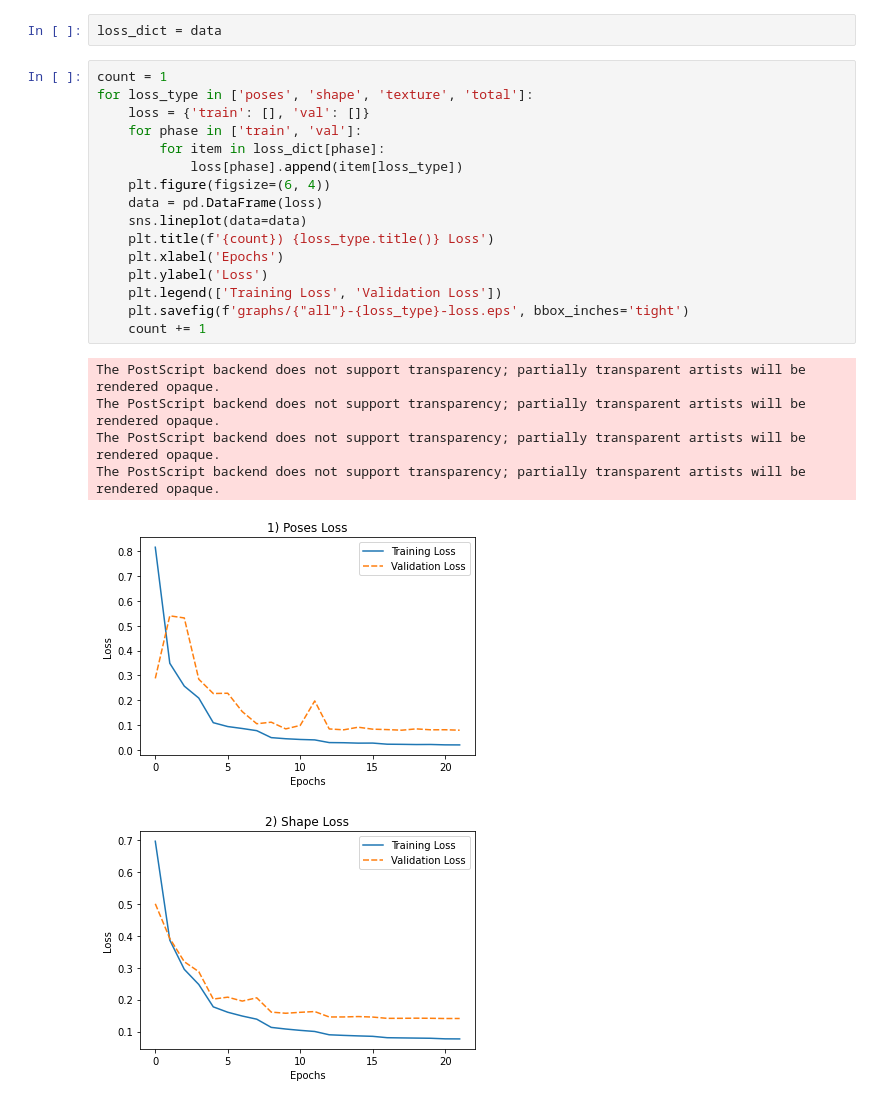
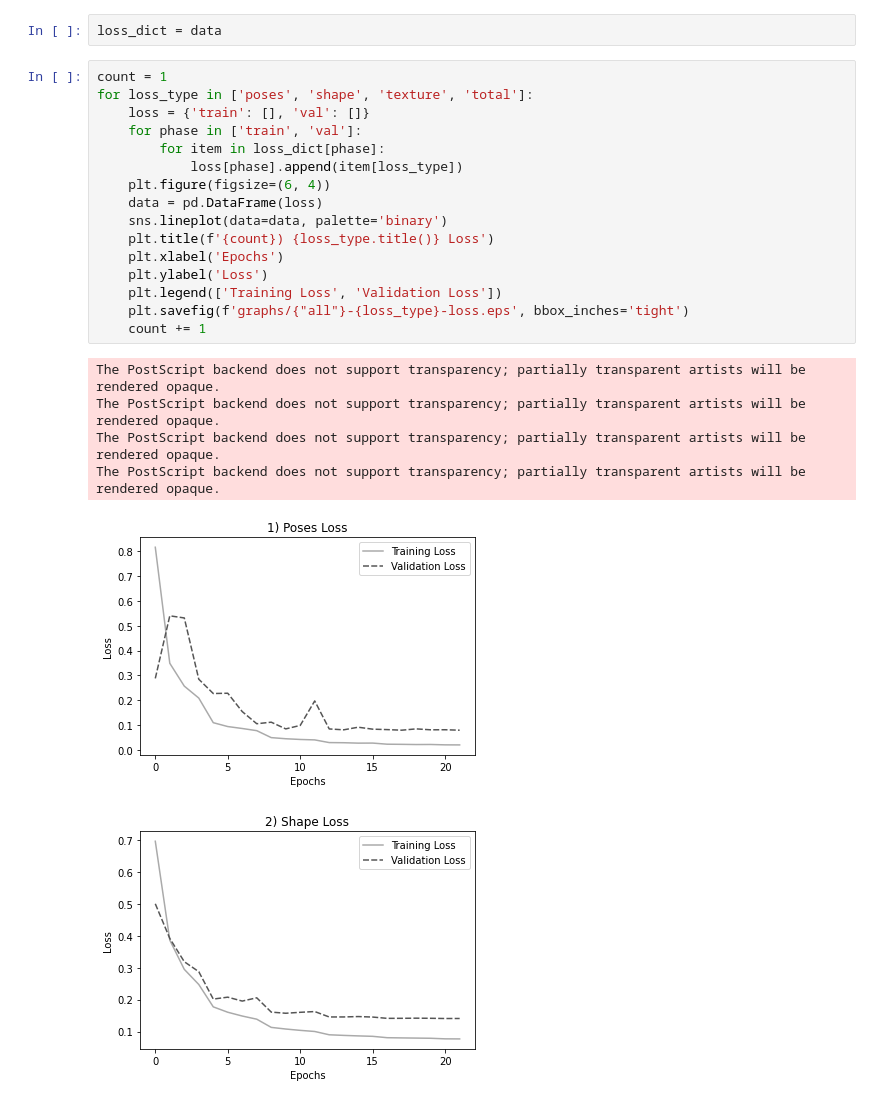
Before and after one commit to SRatna/master-thesis, a Jupyter notebook: Phase 2/Plot training loss graphs.ipynb, the cells around one changed output. Drawn from its saved outputs; the diff is of its cells as text.

```diff
--- a/Phase 2/Plot training loss graphs.ipynb
+++ b/Phase 2/Plot training loss graphs.ipynb
@@ -17,23 +17,23 @@ loss_dict = data
 # %%
 count = 1
 for loss_type in ['poses', 'shape', 'texture', 'total']:
     loss = {'train': [], 'val': []}
     for phase in ['train', 'val']:
         for item in loss_dict[phase]:
             loss[phase].append(item[loss_type])
     plt.figure(figsize=(6, 4))
     data = pd.DataFrame(loss)
-    sns.lineplot(data=data)
+    sns.lineplot(data=data, palette='binary')
     plt.title(f'{count}) {loss_type.title()} Loss')
     plt.xlabel('Epochs')
     plt.ylabel('Loss')
     plt.legend(['Training Loss', 'Validation Loss'])
     plt.savefig(f'graphs/{"all"}-{loss_type}-loss.eps', bbox_inches='tight')
     count += 1
 # %% [output]
 The PostScript backend does not support transparency; partially transparent artists will be rendered opaque.
 The PostScript backend does not support transparency; partially transparent artists will be rendered opaque.
 The PostScript backend does not support transparency; partially transparent artists will be rendered opaque.
 The PostScript backend does not support transparency; partially transparent artists will be rendered opaque.
-[figure, old version]
+[figure, new version]
-[figure, old version]
+[figure, new version]
```
Also changed, not shown: parts of 1 cell of this notebook, 11 other files.
